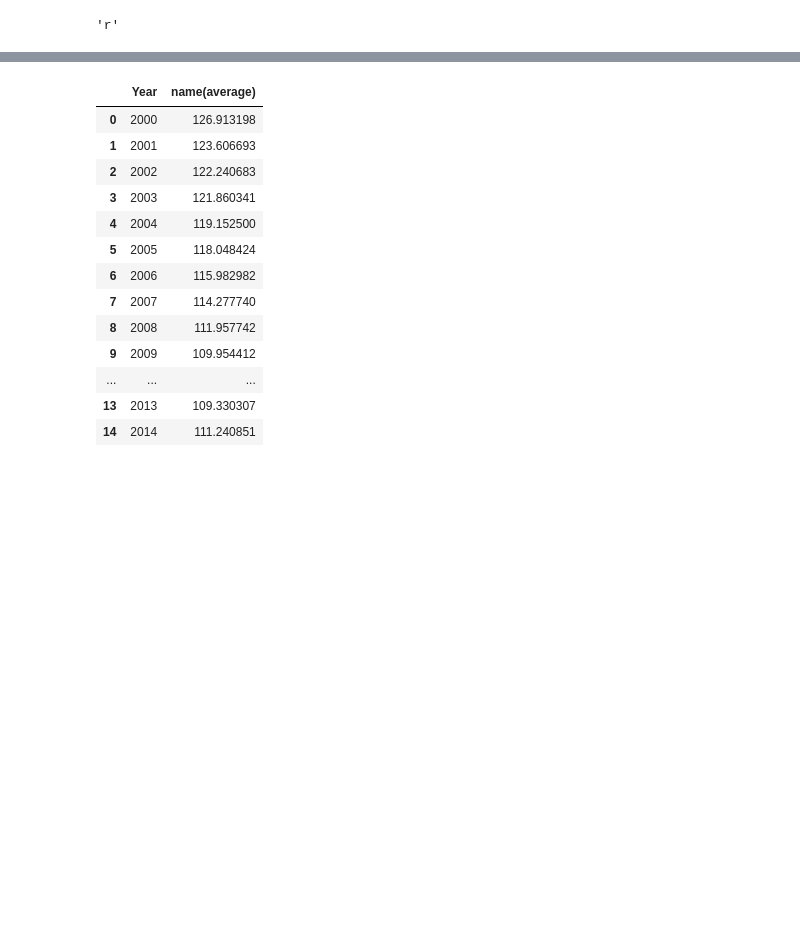
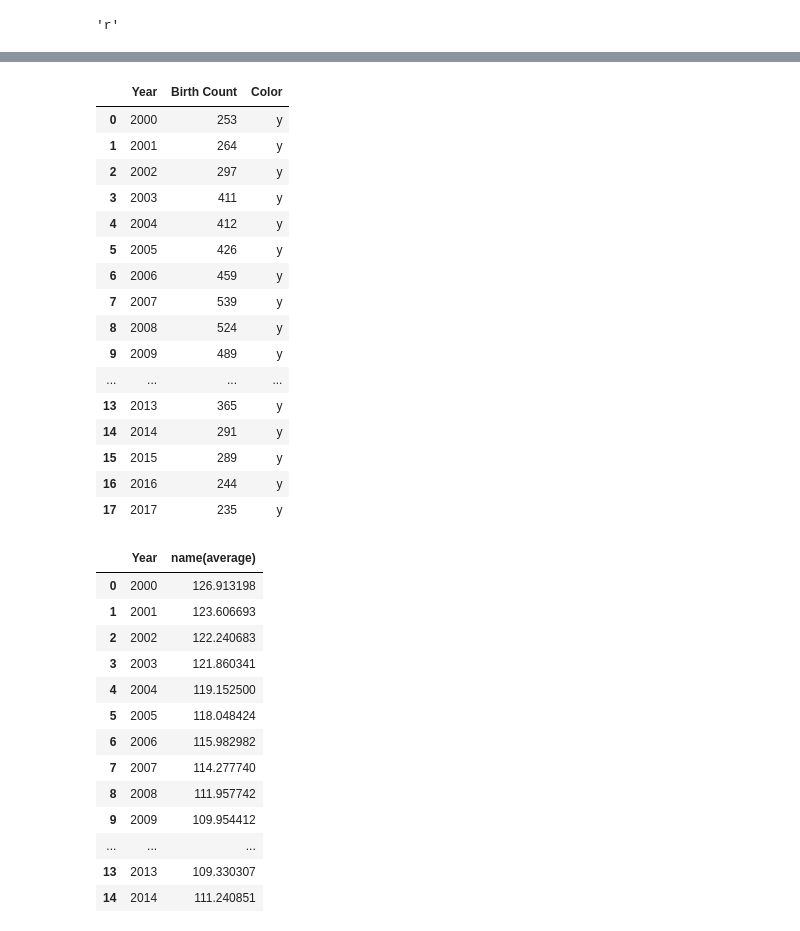
Before and after one commit to nsetnik0703/nightwatch, a Jupyter notebook: NamesGoTmatplot.ipynb, the cells around one changed output, grey strips where cells are left out. Saved outputs shown, nothing was run; the diff lists cells and outputs as text; code cells hidden in the pictures; blank space fills up the shorter version.

```diff
--- a/NamesGoTmatplot.ipynb
+++ b/NamesGoTmatplot.ipynb
@@ -137,6 +204,26 @@ plt.show()
 # %%
 averagedf = pd.DataFrame(averages)
 averagedf = averagedf.rename(columns={0:"Year",1:"name(average)"})
+# %%
+jaylindf
+# %% [output]
+|  | Year | Birth Count | Color |
+| 0 | 2000 | 253 | y |
+| 1 | 2001 | 264 | y |
+| 2 | 2002 | 297 | y |
+| 3 | 2003 | 411 | y |
+| 4 | 2004 | 412 | y |
+| 5 | 2005 | 426 | y |
+| 6 | 2006 | 459 | y |
+| 7 | 2007 | 539 | y |
+| 8 | 2008 | 524 | y |
+| 9 | 2009 | 489 | y |
+| ... | ... | ... | ... |
+| 13 | 2013 | 365 | y |
+| 14 | 2014 | 291 | y |
+| 15 | 2015 | 289 | y |
+| 16 | 2016 | 244 | y |
+| 17 | 2017 | 235 | y |
 # %%
 averagedf
 # %% [output]
```
Also changed, not shown: parts of 2 cells of this notebook, 3 other files.
